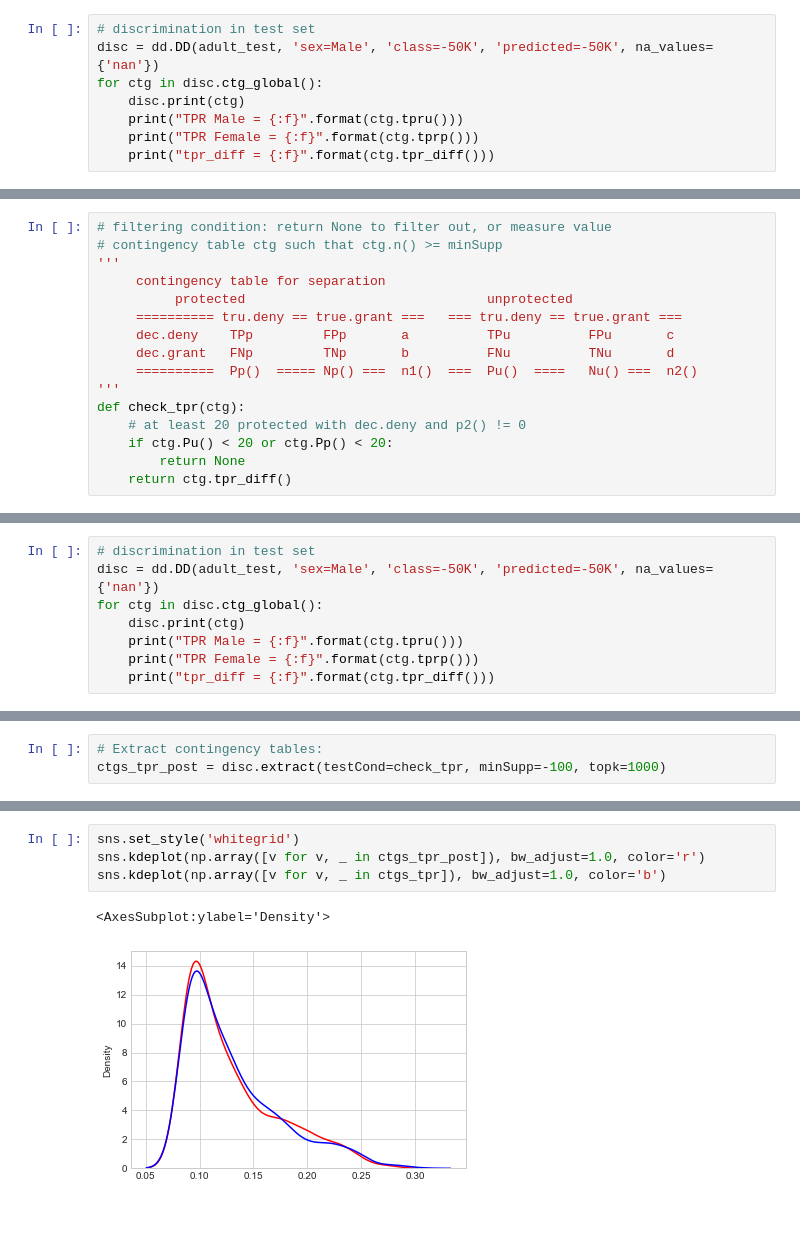
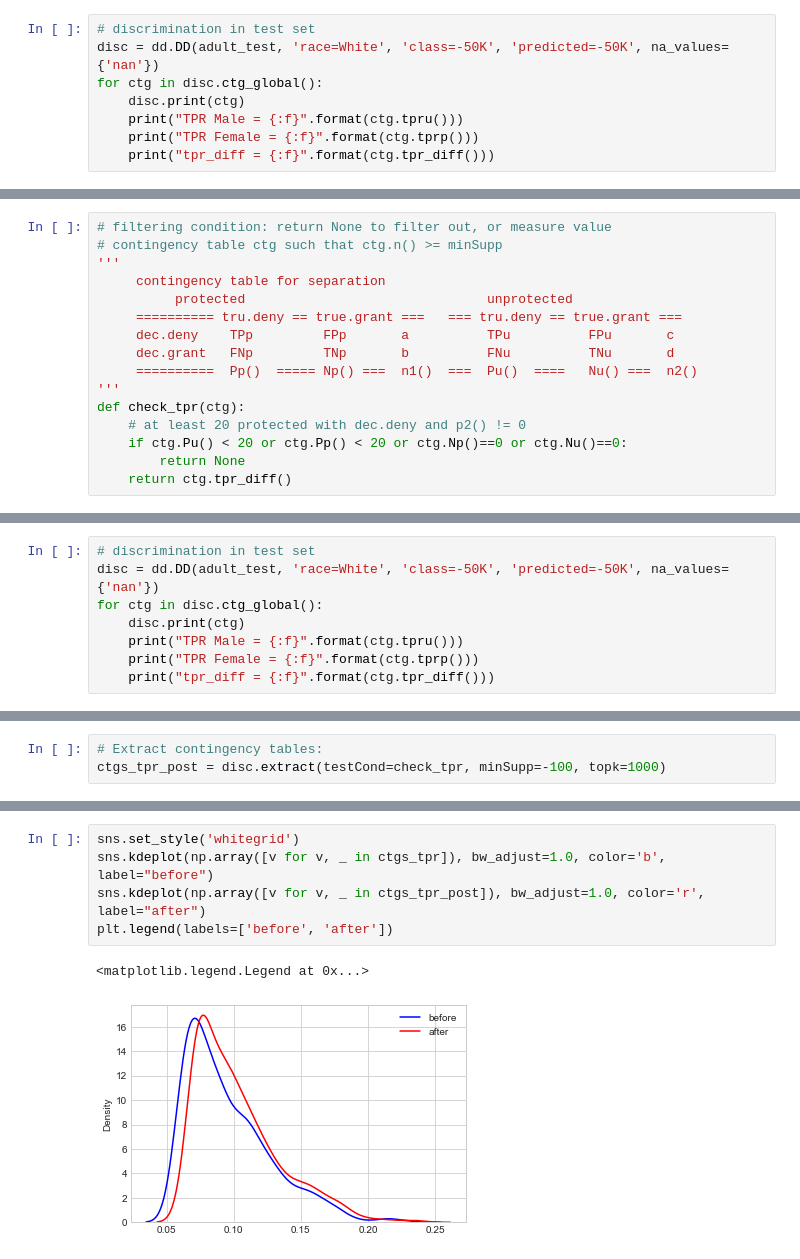
Before and after one commit to ruggieris/DD, a Jupyter notebook: dd_tutorial.ipynb, the cells around one changed output, grey strips where cells are left out. Cells and saved outputs as stored; diff of their text form; blank space fills up the shorter version.

```diff
--- a/dd_tutorial.ipynb
+++ b/dd_tutorial.ipynb
@@ -260,7 +260,7 @@ adult_test.head()
 | 19484 | (41.5-50.5] | Private | (196318-260259.5] | HS-grad | (8.5-9.5] | Never-married | Machine-op-inspct | Unmarried | ... |
 # %%
 # discrimination in test set
-disc = dd.DD(adult_test, 'sex=Male', 'class=-50K', 'predicted=-50K', na_values={'nan'})
+disc = dd.DD(adult_test, 'race=White', 'class=-50K', 'predicted=-50K', na_values={'nan'})
 for ctg in disc.ctg_global():
     disc.print(ctg)
     print("TPR Male = {:f}".format(ctg.tpru()))
@@ -291,7 +291,7 @@ tpr_diff = -0.099723
 '''
 def check_tpr(ctg):
     # at least 20 protected with dec.deny and p2() != 0
-    if ctg.Pu() < 20 or ctg.Pp() < 20:
+    if ctg.Pu() < 20 or ctg.Pp() < 20 or ctg.Np()==0 or ctg.Nu()==0:
         return None
     return ctg.tpr_diff()
 # %%
@@ -335,7 +335,7 @@ adult_test['predicted'] = encoders['class'].inverse_transform(
                             postprocess_est.predict(X_test, sensitive_features=X_test['sex']).astype(int))
 # %%
 # discrimination in test set
-disc = dd.DD(adult_test, 'sex=Male', 'class=-50K', 'predicted=-50K', na_values={'nan'})
+disc = dd.DD(adult_test, 'race=White', 'class=-50K', 'predicted=-50K', na_values={'nan'})
 for ctg in disc.ctg_global():
     disc.print(ctg)
     print("TPR Male = {:f}".format(ctg.tpru()))
@@ -383,7 +383,8 @@ tpr_diff = 0.272024
 # %%
 sns.set_style('whitegrid')
-sns.kdeplot(np.array([v for v, _ in ctgs_tpr_post]), bw_adjust=1.0, color='r')
-sns.kdeplot(np.array([v for v, _ in ctgs_tpr]), bw_adjust=1.0, color='b')
+sns.kdeplot(np.array([v for v, _ in ctgs_tpr]), bw_adjust=1.0, color='b', label="before")
+sns.kdeplot(np.array([v for v, _ in ctgs_tpr_post]), bw_adjust=1.0, color='r', label="after")
+plt.legend(labels=['before', 'after'])
 # %% [output]
-<AxesSubplot:ylabel='Density'>
+<matplotlib.legend.Legend at 0x...>
-[figure, old version]
+[figure, new version]
```
Also changed, not shown: parts of 4 cells of this notebook.
